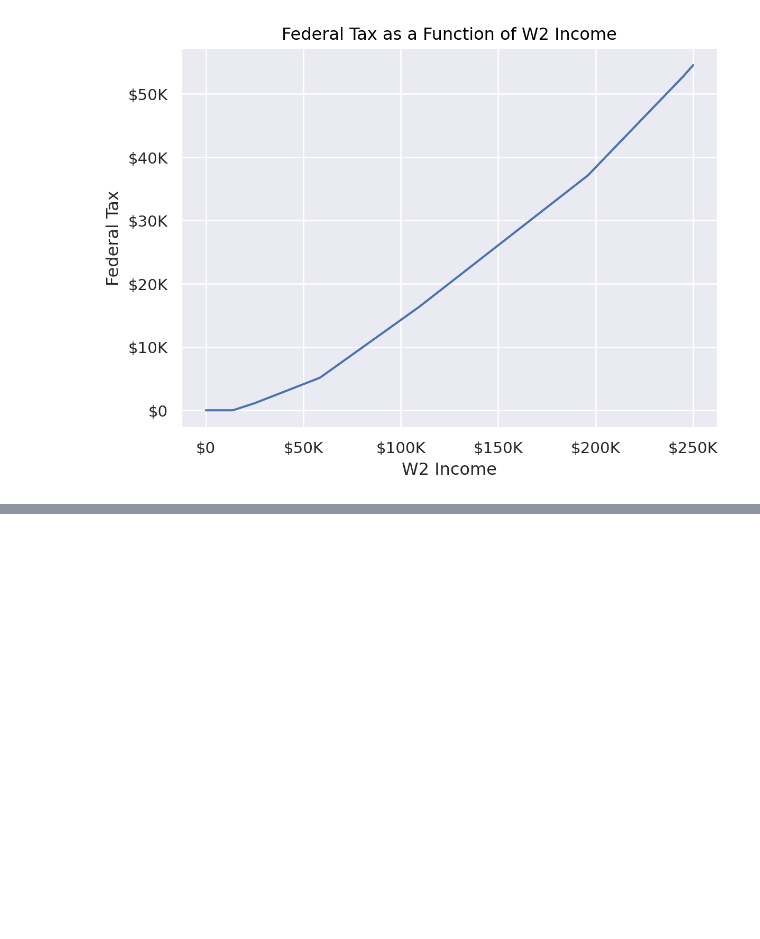
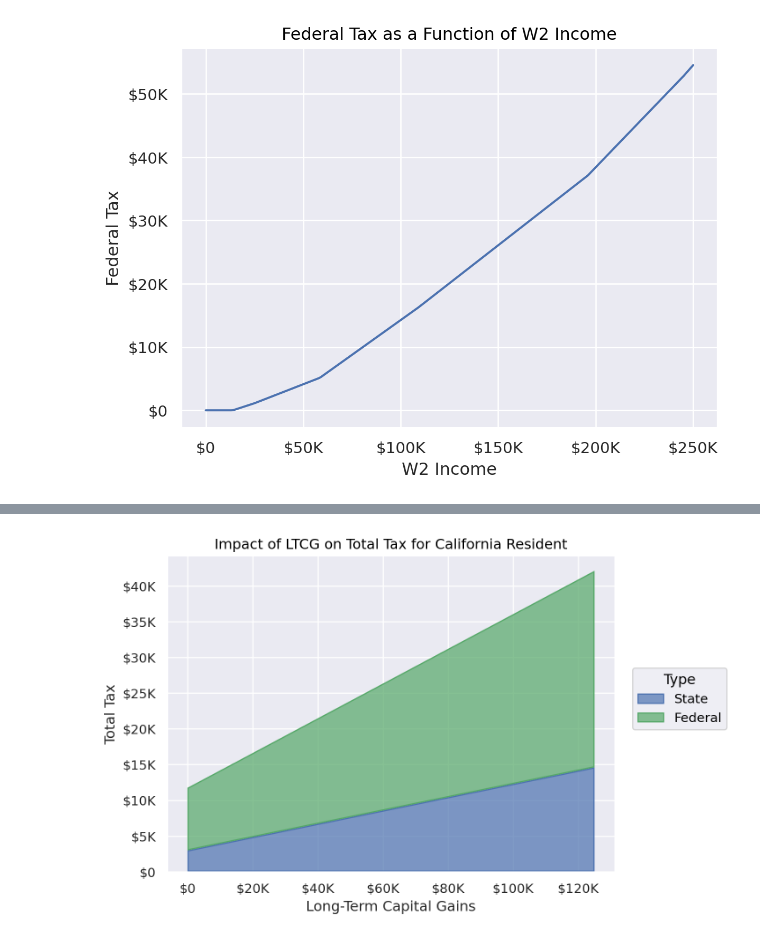
Before and after one commit to mmacpherson/tenforty, a Jupyter notebook: notebooks/generate_README_example_plots.ipynb, the cells around one changed output, grey strips where cells are left out. Saved outputs shown, nothing was run; the diff lists cells and outputs as text; code cells hidden in the pictures; blank space fills up the shorter version.

```diff
--- a/notebooks/generate_README_example_plots.ipynb
+++ b/notebooks/generate_README_example_plots.ipynb
@@ -131,37 +134,40 @@ save_seaborn_objects_plot(p, "../images/example2.svg")
 # %%
 df = (
     tenforty.evaluate_returns(
         w2_income=75_000,
         state="CA",
         long_term_capital_gains=list(range(0, 125_001, 5000)),
-    )[["long_term_capital_gains", "state_total_tax", "federal_total_tax"]]
-    .melt(id_vars="long_term_capital_gains", var_name="Type", value_name="tax")
-    .assign(
-        Type=lambda x: x["Type"].replace(
+    )
+    .select(["long_term_capital_gains", "state_total_tax", "federal_total_tax"])
+    .unpivot(index="long_term_capital_gains", variable_name="Type", value_name="tax")
+    .with_columns(
+        pl.col("Type").replace(
             {"state_total_tax": "State", "federal_total_tax": "Federal"}
         )
     )
 )
 
 p = (
     so.Plot(df, x="long_term_capital_gains", y="tax", color="Type")
     .add(so.Area(alpha=0.7), so.Stack())
     .scale(
         x=so.Continuous().label(like=currency_formatter),
         y=so.Continuous().label(like=currency_formatter),
         color=["#4C72B0", "#55A868"],
     )
     .label(
         x="Long-Term Capital Gains",
         y="Total Tax",
         title="Impact of LTCG on Total Tax for California Resident",
     )
 )
 
 p
 
 
 save_seaborn_objects_plot(p, "../images/example3.svg")
+# %% [output]
+[figure, added]
 # %%
 df = (
     tenforty.evaluate_returns(
```
Also changed, not shown: parts of 4 cells of this notebook, 8 other files.
